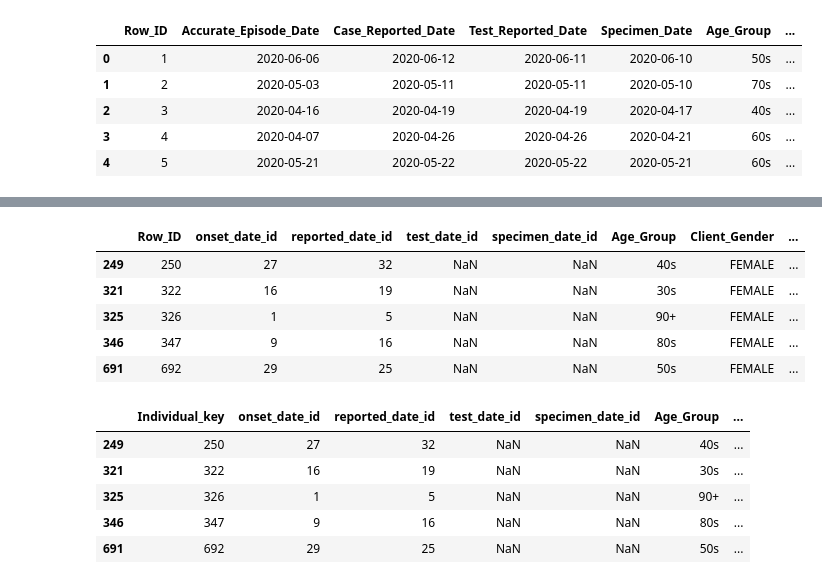
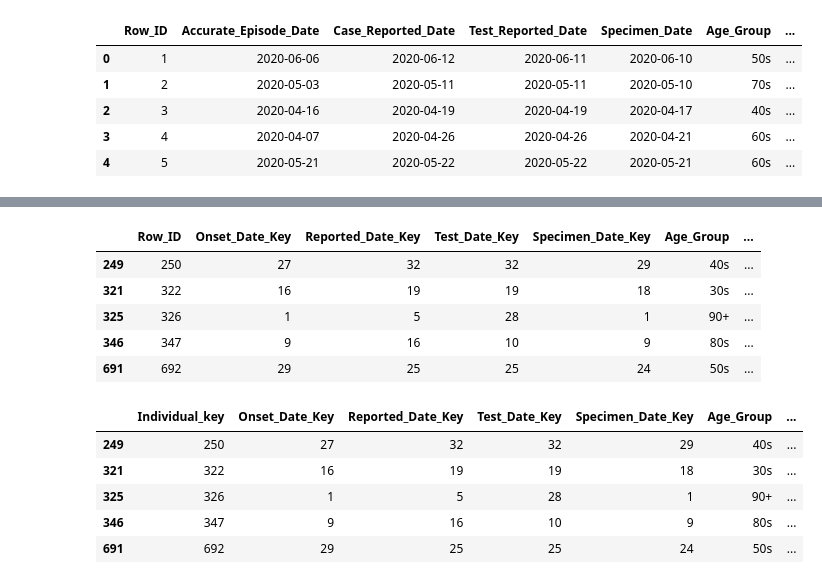
Before and after one commit to snehageorge37/CSI4124-GROUP21-2021, a Jupyter notebook: Fact_table_v2.ipynb, the cells around one changed output, grey strips where cells are left out. Drawn from its saved outputs; the diff is of its cells as text; code cells hidden in the pictures.

Commit message:
completed fact table

```diff
--- a/Fact_table_v2.ipynb
+++ b/Fact_table_v2.ipynb
@@ -383,6 +407,9 @@ dtype: object
 
 # individuals.head()
 
-date_dimension['date_new'] = pd.to_datetime(date_dimension['date_new']).dt.date
-roleplaying_dates['Accurate_Episode_Date'] = pd.to_datetime(roleplaying_dates['Accurate_Episode_Date']).dt.date
+date_dimension['date_new'] = pd.to_datetime(date_dimension['date_new_new'])
+roleplaying_dates['Accurate_Episode_Date'] = pd.to_datetime(roleplaying_dates['Accurate_Episode_Date'])
+roleplaying_dates['Case_Reported_Date'] = pd.to_datetime(roleplaying_dates['Case_Reported_Date'])
+roleplaying_dates['Test_Reported_Date'] = pd.to_datetime(roleplaying_dates['Test_Reported_Date'])
+roleplaying_dates['Specimen_Date'] = pd.to_datetime(roleplaying_dates['Specimen_Date'])
 # %% [output]
@@ -462,25 +490,25 @@ roleplaying_dates.head()
 # %%
-roleplaying_dates.rename(columns = {"Accurate_Episode_Date": "onset_date_id"}, inplace=True)
-roleplaying_dates.rename(columns = {"Case_Reported_Date": "reported_date_id"}, inplace=True)
-roleplaying_dates.rename(columns = {"Test_Reported_Date": "test_date_id"}, inplace=True)
-roleplaying_dates.rename(columns = {"Specimen_Date": "specimen_date_id"}, inplace=True)
+roleplaying_dates.rename(columns = {"Accurate_Episode_Date": "Onset_Date_Key"}, inplace=True)
+roleplaying_dates.rename(columns = {"Case_Reported_Date": "Reported_Date_Key"}, inplace=True)
+roleplaying_dates.rename(columns = {"Test_Reported_Date": "Test_Date_Key"}, inplace=True)
+roleplaying_dates.rename(columns = {"Specimen_Date": "Specimen_Date_Key"}, inplace=True)
 roleplaying_dates.head()
 # %% [output]
-|  | Row_ID | onset_date_id | reported_date_id | test_date_id | specimen_date_id | Age_Group | Client_Gender | ... |
-| 249 | 250 | 27 | 32 | NaN | NaN | 40s | FEMALE | ... |
-| 321 | 322 | 16 | 19 | NaN | NaN | 30s | FEMALE | ... |
-| 325 | 326 | 1 | 5 | NaN | NaN | 90+ | FEMALE | ... |
-| 346 | 347 | 9 | 16 | NaN | NaN | 80s | FEMALE | ... |
-| 691 | 692 | 29 | 25 | NaN | NaN | 50s | FEMALE | ... |
+|  | Row_ID | Onset_Date_Key | Reported_Date_Key | Test_Date_Key | Specimen_Date_Key | Age_Group | ... |
+| 249 | 250 | 27 | 32 | 32 | 29 | 40s | ... |
+| 321 | 322 | 16 | 19 | 19 | 18 | 30s | ... |
+| 325 | 326 | 1 | 5 | 28 | 1 | 90+ | ... |
+| 346 | 347 | 9 | 16 | 10 | 9 | 80s | ... |
+| 691 | 692 | 29 | 25 | 25 | 24 | 50s | ... |
 # %%
 roleplaying_dates.rename(columns = {"Row_ID": "Individual_key"}, inplace=True)
-individuals_outcome = individuals_outcome.merge(roleplaying_dates[["Individual_key","onset_date_id"]], on="Individual_key")
+individuals_outcome = individuals_outcome.merge(roleplaying_dates[["Individual_key","Onset_Date_Key"]], on="Individual_key")
 roleplaying_dates.head()
 # %% [output]
-|  | Individual_key | onset_date_id | reported_date_id | test_date_id | specimen_date_id | Age_Group | ... |
-| 249 | 250 | 27 | 32 | NaN | NaN | 40s | ... |
-| 321 | 322 | 16 | 19 | NaN | NaN | 30s | ... |
-| 325 | 326 | 1 | 5 | NaN | NaN | 90+ | ... |
-| 346 | 347 | 9 | 16 | NaN | NaN | 80s | ... |
-| 691 | 692 | 29 | 25 | NaN | NaN | 50s | ... |
+|  | Individual_key | Onset_Date_Key | Reported_Date_Key | Test_Date_Key | Specimen_Date_Key | Age_Group | ... |
+| 249 | 250 | 27 | 32 | 32 | 29 | 40s | ... |
+| 321 | 322 | 16 | 19 | 19 | 18 | 30s | ... |
+| 325 | 326 | 1 | 5 | 28 | 1 | 90+ | ... |
+| 346 | 347 | 9 | 16 | 10 | 9 | 80s | ... |
+| 691 | 692 | 29 | 25 | 25 | 24 | 50s | ... |
 # %%
```
Also changed, not shown: parts of 14 cells of this notebook, 2 other files.
